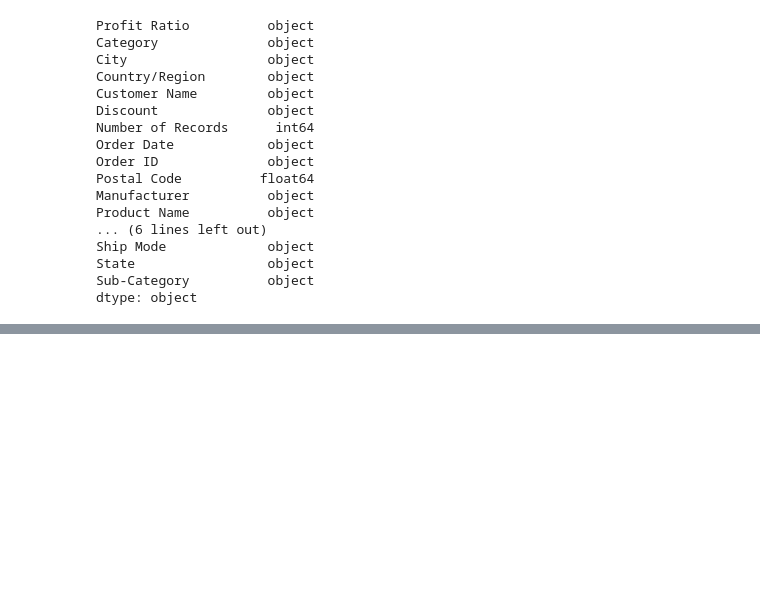
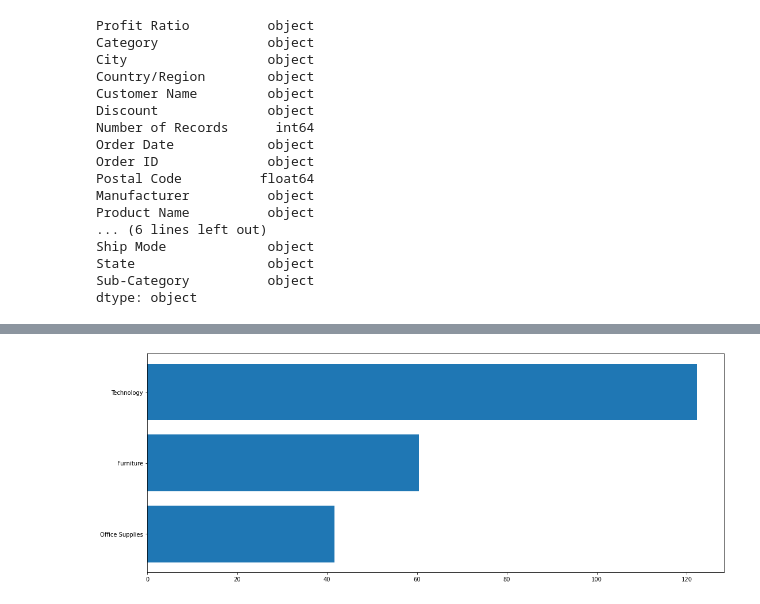
Before and after one commit to Bickmore664/newGITTest, a Jupyter notebook: Superstore.ipynb, the cells around one changed output, grey strips where cells are left out. Drawn from its saved outputs; the diff is of its cells as text; code cells hidden in the pictures; blank space fills up the shorter version.

```diff
--- a/Superstore.ipynb
+++ b/Superstore.ipynb
@@ -131,0 +275,6 @@ plt.show();
+# %%
+df['postal_code'] = df['postal_code'].astype(str)
+df.set_index('order_date')
+df = df.loc[(df['order_date'] > '2019-01-01')]
+ax = df.plot_bokeh(kind='line', xlim=(6000,10000) )
+#ax.set_xlabel('order_date')
@@ -131,0 +297,3 @@ plt.show();
+# %%
+df.set_index('category')
+df[['profit','sales']].plot_bokeh(kind='bar')
@@ -131,0 +407,9 @@ plt.show();
+# %%
+cat_bar = df.pivot_table(index='category', values='profit')
+cat_bar = cat_bar.reset_index()
+cat_bar = cat_bar.sort_values(by='profit', ascending=True)
+plt.figure(figsize=(18,7))
+plt.barh(y=cat_bar['category'], width=cat_bar['profit'])
+plt.show();
+# %% [output]
+[figure, added]
```
Also changed, not shown: parts of 29 cells of this notebook.
